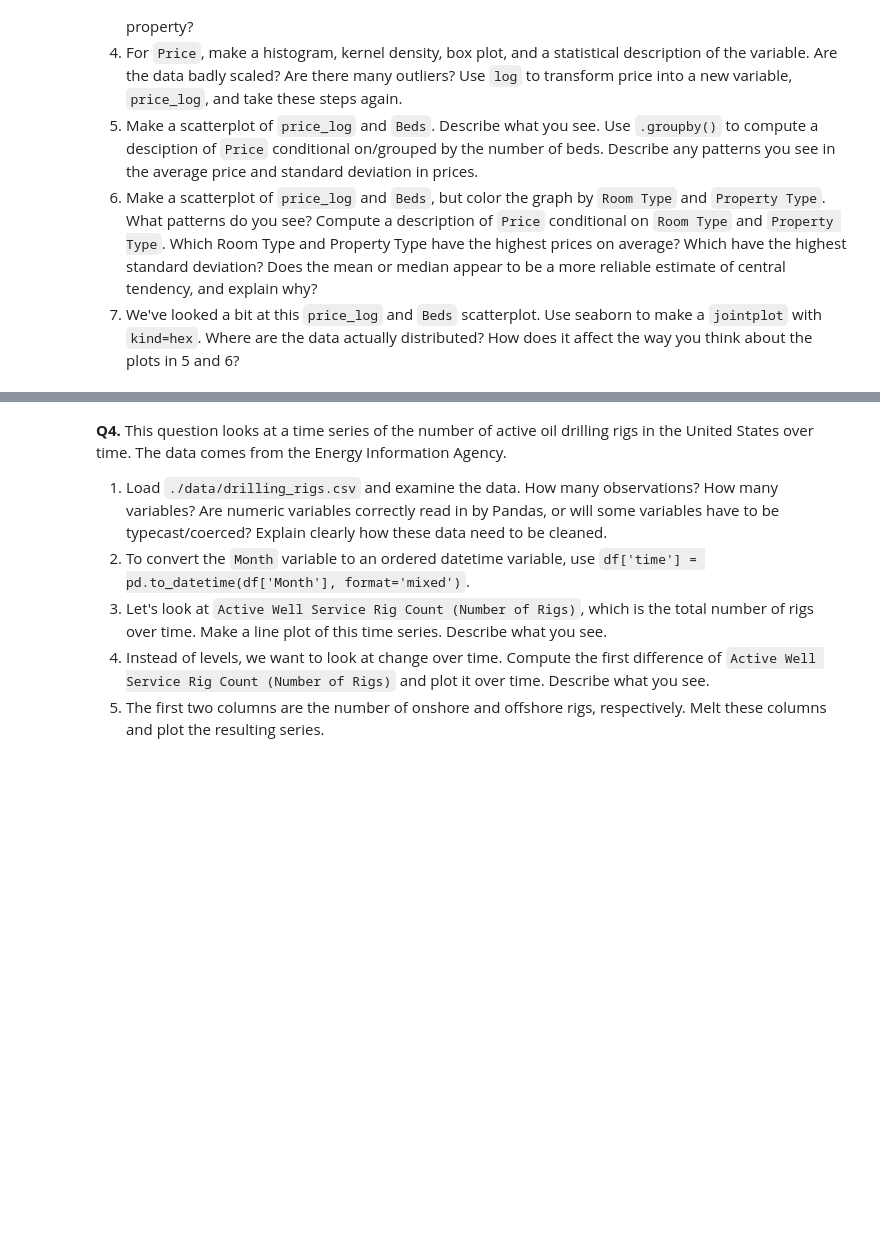
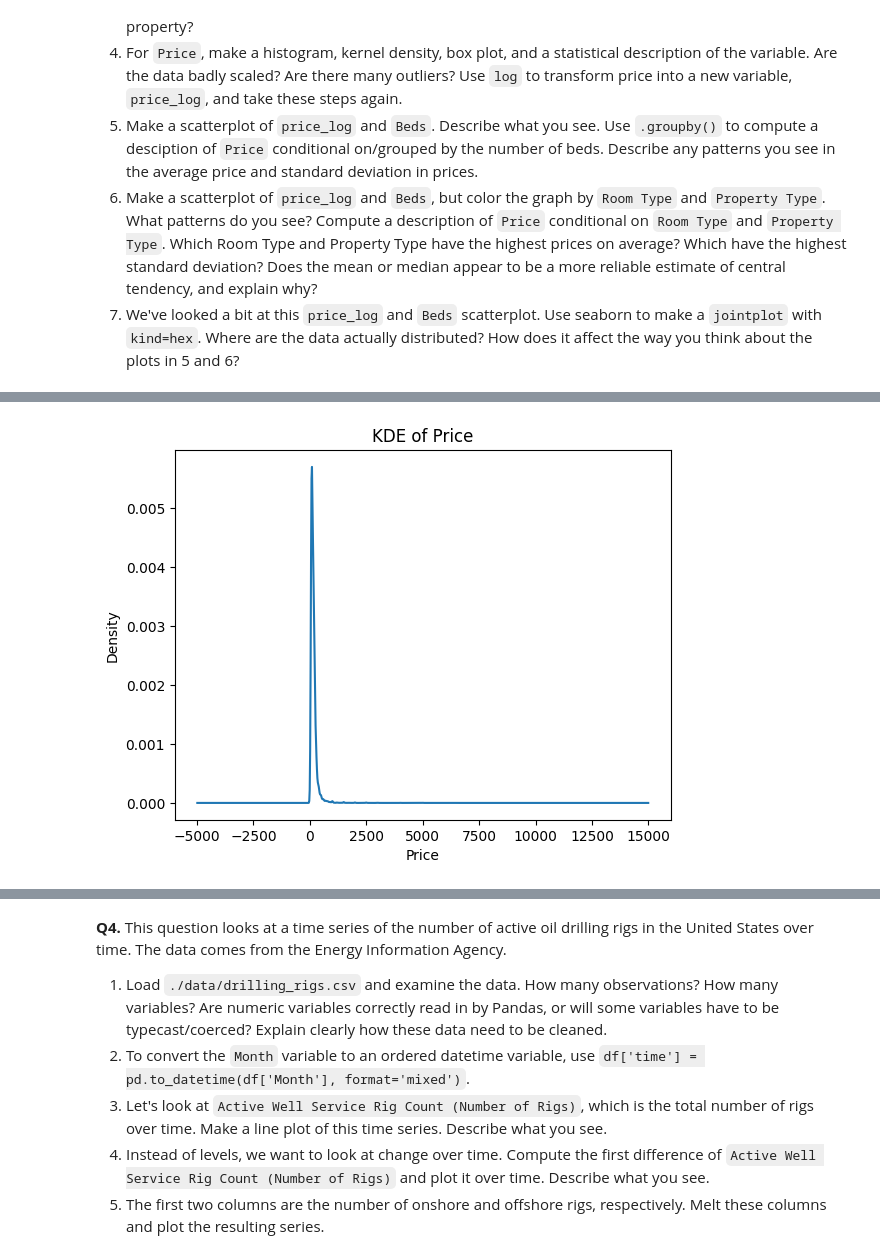
Before and after one commit to ananya-balach/unit3EDA, a Jupyter notebook: assignment/assignment.ipynb, the cells around one changed output, grey strips where cells are left out. Saved outputs shown, nothing was run; the diff lists cells and outputs as text; code cells hidden in the pictures; blank space fills up the shorter version.

```diff
--- a/assignment/assignment.ipynb
+++ b/assignment/assignment.ipynb
@@ -233,0 +283,12 @@ The top giftors are listed above!
+# %%
+#tried to run but 'Price' is numeric and needs to be cleaned
+
+df['Price'] = (df['Price'].str.replace('$', '', regex=False).str.replace(',', '', regex=False).astype(float))
+
+plt.figure()
+df['Price'].plot(kind='kde')
+plt.xlabel('Price')
+plt.title('KDE of Price')
+plt.show()
+# %% [output]
+[figure, added]
```
Also changed, not shown: parts of 16 cells of this notebook.
